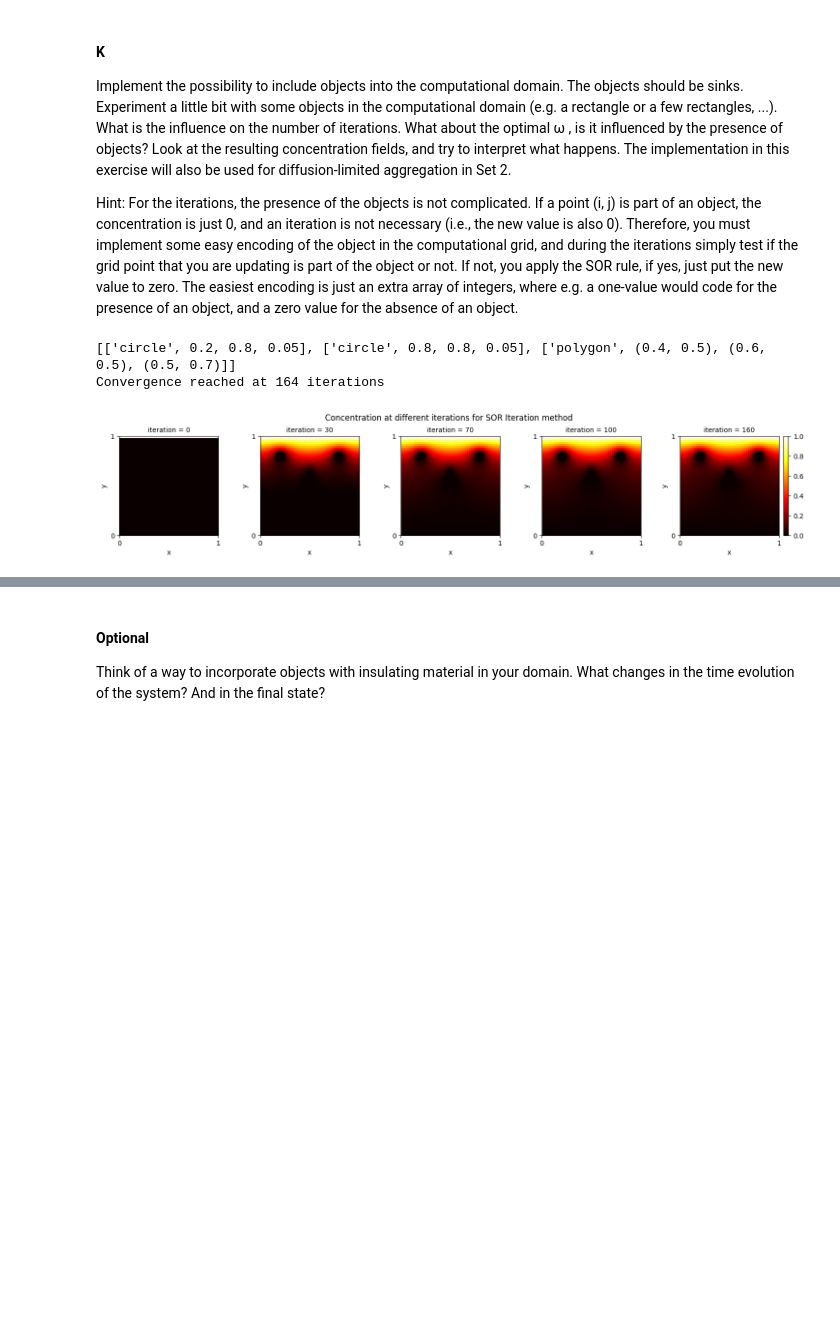
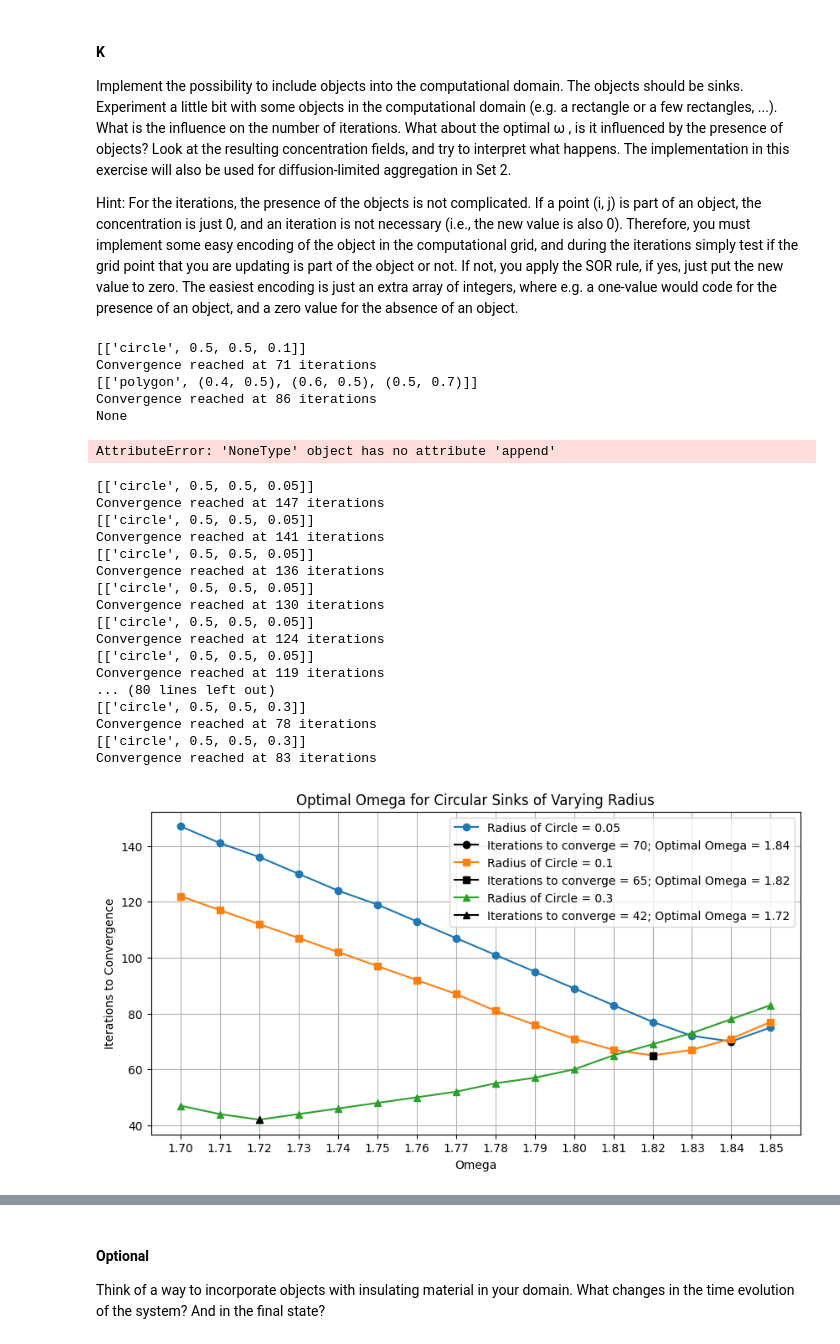
Before and after one commit to shreyaraghavendra/scientific-computing-group2, a Jupyter notebook: set1.ipynb, the cells around one changed output, grey strips where cells are left out. Saved outputs shown, nothing was run; the diff lists cells and outputs as text; code cells hidden in the pictures; blank space fills up the shorter version.

Commit message:
omega vs sink objects

```diff
--- a/set1.ipynb
+++ b/set1.ipynb
@@ -909,16 +910,68 @@ def simulate_2D_diffusion_SOR_with_sinks(x_0, dx, epsilon = 1e-5, omega=1.85, ma
 # %%
-sinks = [['circle', 0.2, 0.8, 0.05], ['circle', 0.8, 0.8, 0.05], ['polygon', (0.4, 0.5), (0.6, 0.5), (0.5, 0.7)]]
-#sinks = [['polygon', (0.4, 0.5), (0.6, 0.5), (0.5, 0.7)]]['polygon', (0.1, 0.7), (0.2, 0.7), (0.15, 0.8)],
-dx = L/N
-sor1, cs1, k = simulate_2D_diffusion_SOR_with_sinks(x_0, dx, omega=1.80, sinks=sinks)
+sinks1 = [['circle', 0.5, 0.5, 0.1]]
+sinks2 = [['polygon', (0.4, 0.5), (0.6, 0.5), (0.5, 0.7)]]
+_, cs1, _ = simulate_2D_diffusion_SOR_with_sinks(x_0, dx, omega=1.80, sinks=sinks1)
+_, cs2, _ = simulate_2D_diffusion_SOR_with_sinks(x_0, dx, omega=1.80, sinks=sinks2)
+cs = []
+cs = cs.append(cs1)
+print(cs)
+cs = cs.append(cs2)
 
 figshape = (1, 5)
 figsize = (15, 3)
 iter_method = 'SOR'
-iter_range = [0, 30, 70, 100, 160]
+iter_range = [0, 1]
 save_iter_interval = 10
-plot_concentration_evolution(sor1, figshape, figsize, iter_method, iter_range, save_iter_interval)
+plot_concentration_evolution(cs, figshape, figsize, iter_method, iter_range, save_iter_interval)
 # %% [output]
-[['circle', 0.2, 0.8, 0.05], ['circle', 0.8, 0.8, 0.05], ['polygon', (0.4, 0.5), (0.6, 0.5), (0.5, 0.7)]]
-Convergence reached at 164 iterations
+[['circle', 0.5, 0.5, 0.1]]
+Convergence reached at 71 iterations
+[['polygon', (0.4, 0.5), (0.6, 0.5), (0.5, 0.7)]]
+Convergence reached at 86 iterations
+None
-[figure, removed]
+AttributeError: 'NoneType' object has no attribute 'append'
+# %%
+omegas = np.arange(1.70, 1.85, 0.01)
+radius=[0.05,0.1,0.3]
+
+plt.figure(figsize=(10,5))
+markers=['o','s','^','x']
+for i,r in enumerate(radius):
+    sor_N_vs_om = []
+    s = [['circle', 0.5, 0.5, r]]
+
+    for o in omegas:
+        _, cs, k = simulate_2D_diffusion_SOR_with_sinks(x_0, dx, omega=o, sinks=s)
+        sor_N_vs_om.append(k)
+
+    min_iterations = min(sor_N_vs_om)
+    min_omega = omegas[sor_N_vs_om.index(min_iterations)]
+
+    plt.plot(min_omega, min_iterations, marker=markers[i], markersize=6,color='black', label=f'Iterations to converge = {min_iterations}; Optimal Omega = {min_omega:.2f}')
+
+plt.xlabel('Omega')
+plt.xticks(np.round(omegas, 2))  # Round for better tick readability
+plt.ylabel('Iterations to Convergence')
+plt.title('Optimal Omega for Circular Sinks of Varying Radius')
+plt.legend()
+plt.grid(True)
+plt.show()
+# %% [output]
+[['circle', 0.5, 0.5, 0.05]]
+Convergence reached at 147 iterations
+[['circle', 0.5, 0.5, 0.05]]
+Convergence reached at 141 iterations
+[['circle', 0.5, 0.5, 0.05]]
+Convergence reached at 136 iterations
+[['circle', 0.5, 0.5, 0.05]]
+Convergence reached at 130 iterations
+[['circle', 0.5, 0.5, 0.05]]
+Convergence reached at 124 iterations
+[['circle', 0.5, 0.5, 0.05]]
+Convergence reached at 119 iterations
+... (80 lines left out)
+[['circle', 0.5, 0.5, 0.3]]
+Convergence reached at 78 iterations
+[['circle', 0.5, 0.5, 0.3]]
+Convergence reached at 83 iterations
+[figure, added]
```
Also changed, not shown: parts of 7 cells of this notebook.
